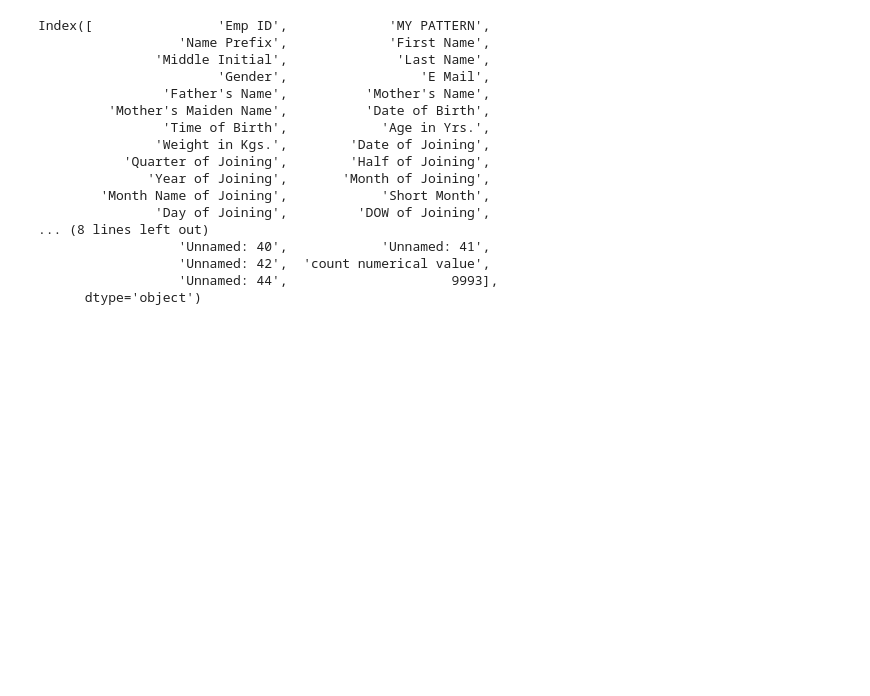
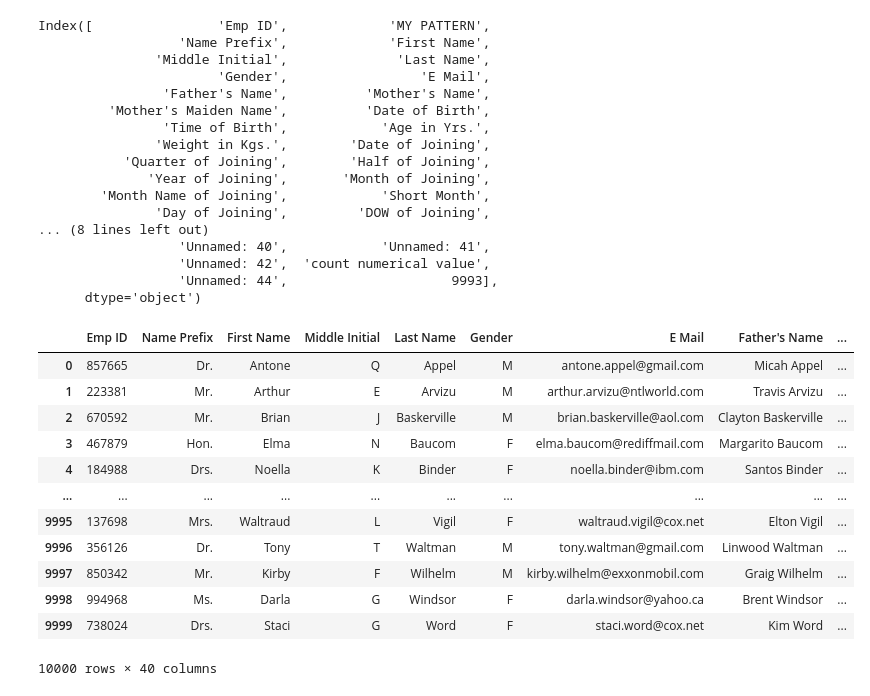
Before and after one commit to Vinayak0807/digipodium, a Jupyter notebook: data analysis/da.ipynb, the cells around one changed output. Cells and saved outputs as stored; diff of their text form; code cells hidden in the pictures; blank space fills up the shorter version.

```diff
--- a/data analysis/da.ipynb
+++ b/data analysis/da.ipynb
@@ -77,0 +57,16 @@ reordered_cols =[[                'Emp ID',             'MY PATTERN',
+# %%
+fd
+# %% [output]
+|  | Emp ID | Name Prefix | First Name | Middle Initial | Last Name | Gender | E Mail | Father's Name | ... |
+| 0 | 857665 | Dr. | Antone | Q | Appel | M | antone.appel@gmail.com | Micah Appel | ... |
+| 1 | 223381 | Mr. | Arthur | E | Arvizu | M | arthur.arvizu@ntlworld.com | Travis Arvizu | ... |
+| 2 | 670592 | Mr. | Brian | J | Baskerville | M | brian.baskerville@aol.com | Clayton Baskerville | ... |
+| 3 | 467879 | Hon. | Elma | N | Baucom | F | elma.baucom@rediffmail.com | Margarito Baucom | ... |
+| 4 | 184988 | Drs. | Noella | K | Binder | F | noella.binder@ibm.com | Santos Binder | ... |
+| ... | ... | ... | ... | ... | ... | ... | ... | ... | ... |
+| 9995 | 137698 | Mrs. | Waltraud | L | Vigil | F | waltraud.vigil@cox.net | Elton Vigil | ... |
+| 9996 | 356126 | Dr. | Tony | T | Waltman | M | tony.waltman@gmail.com | Linwood Waltman | ... |
+| 9997 | 850342 | Mr. | Kirby | F | Wilhelm | M | kirby.wilhelm@exxonmobil.com | Graig Wilhelm | ... |
+| 9998 | 994968 | Ms. | Darla | G | Windsor | F | darla.windsor@yahoo.ca | Brent Windsor | ... |
+| 9999 | 738024 | Drs. | Staci | G | Word | F | staci.word@cox.net | Kim Word | ... |
+10000 rows × 40 columns
```
Also changed, not shown: parts of 6 cells of this notebook, 2 other files.
